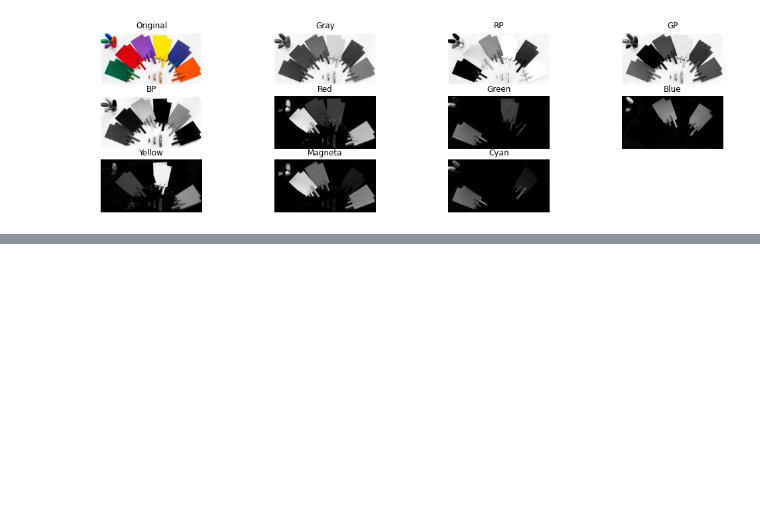
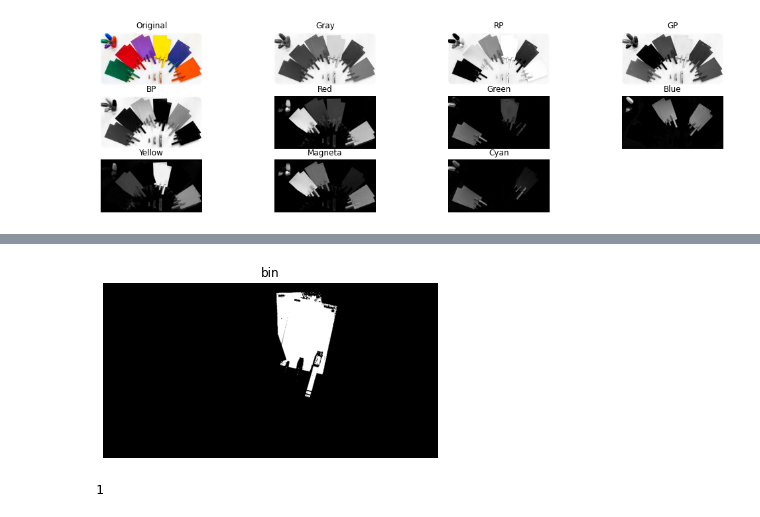
Before and after one commit to HARSHITPRATAP7121/AIDL, a Jupyter notebook: day10jp.ipynb, the cells around one changed output, grey strips where cells are left out. Cells and saved outputs as stored; diff of their text form; code cells hidden in the pictures; blank space fills up the shorter version.

```diff
--- a/day10jp.ipynb
+++ b/day10jp.ipynb
@@ -62,0 +67,10 @@ plt.show()
+# %%
+th, y_bw=cv2.threshold(yellow_color,200,255,cv2.THRESH_BINARY)
+imshow(y_bw,'bin','gray')
+# %% [output]
+[figure, added]
+# %%
+rp=ski.measure.regionprops(y_bw)
+len(rp)
+# %% [output]
+1
```
Also changed, not shown: parts of 4 cells of this notebook.
